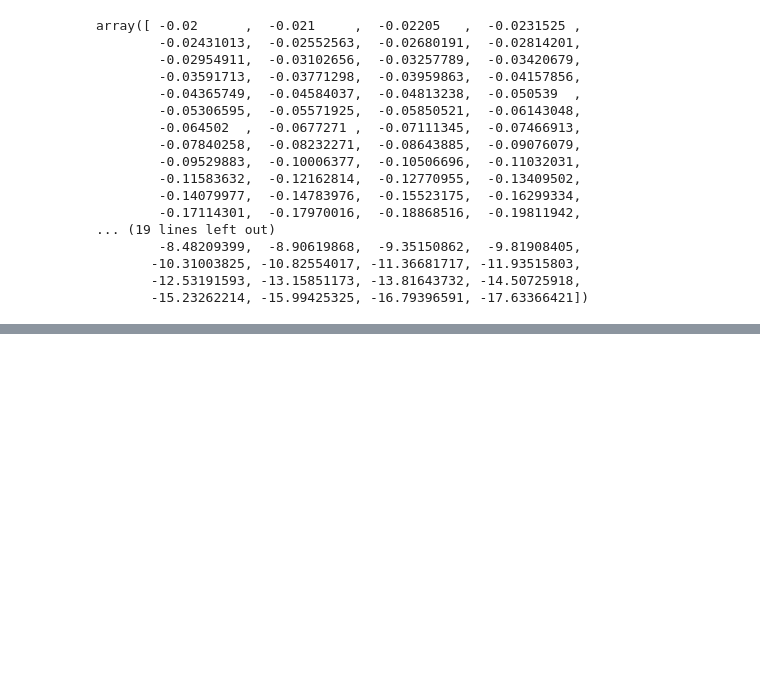
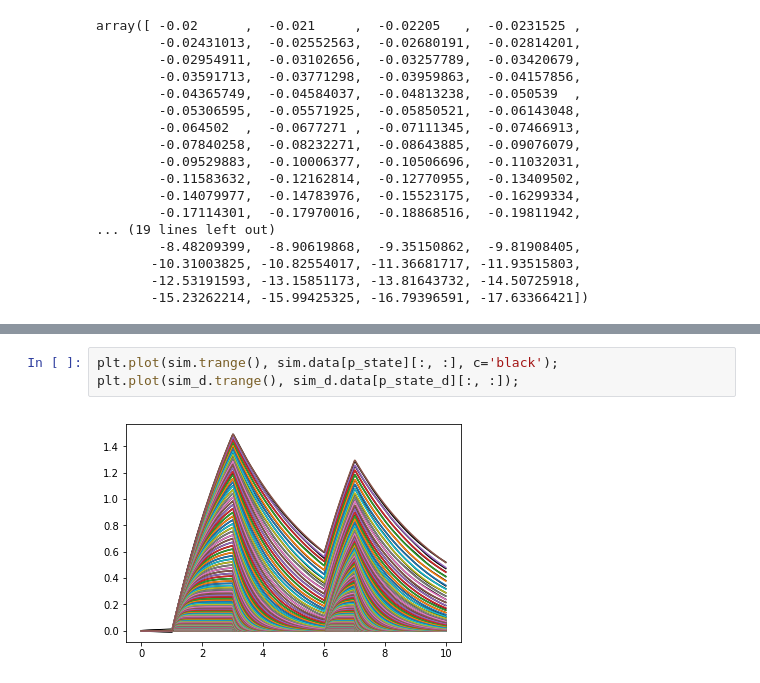
Before and after one commit to jgosmann/cue-model, a Jupyter notebook: notebooks/fuzzy temp mem.ipynb, the cells around one changed output, grey strips where cells are left out. Drawn from its saved outputs; the diff is of its cells as text; blank space fills up the shorter version.

```diff
--- a/notebooks/fuzzy temp mem.ipynb
+++ b/notebooks/fuzzy temp mem.ipynb
@@ -98,3 +113,8 @@ plt.plot(sim.trange(), sim.data[p_state][:, :]);
+# %%
+plt.plot(sim.trange(), sim.data[p_state][:, :], c='black');
+plt.plot(sim_d.trange(), sim_d.data[p_state_d][:, :]);
+# %% [output]
+[figure, added]
 # %%
 plt.plot(tau_stars, sim.data[p_out].T[:, ::1000]);
 # %% [output]
```
Also changed, not shown: parts of 24 cells of this notebook.
